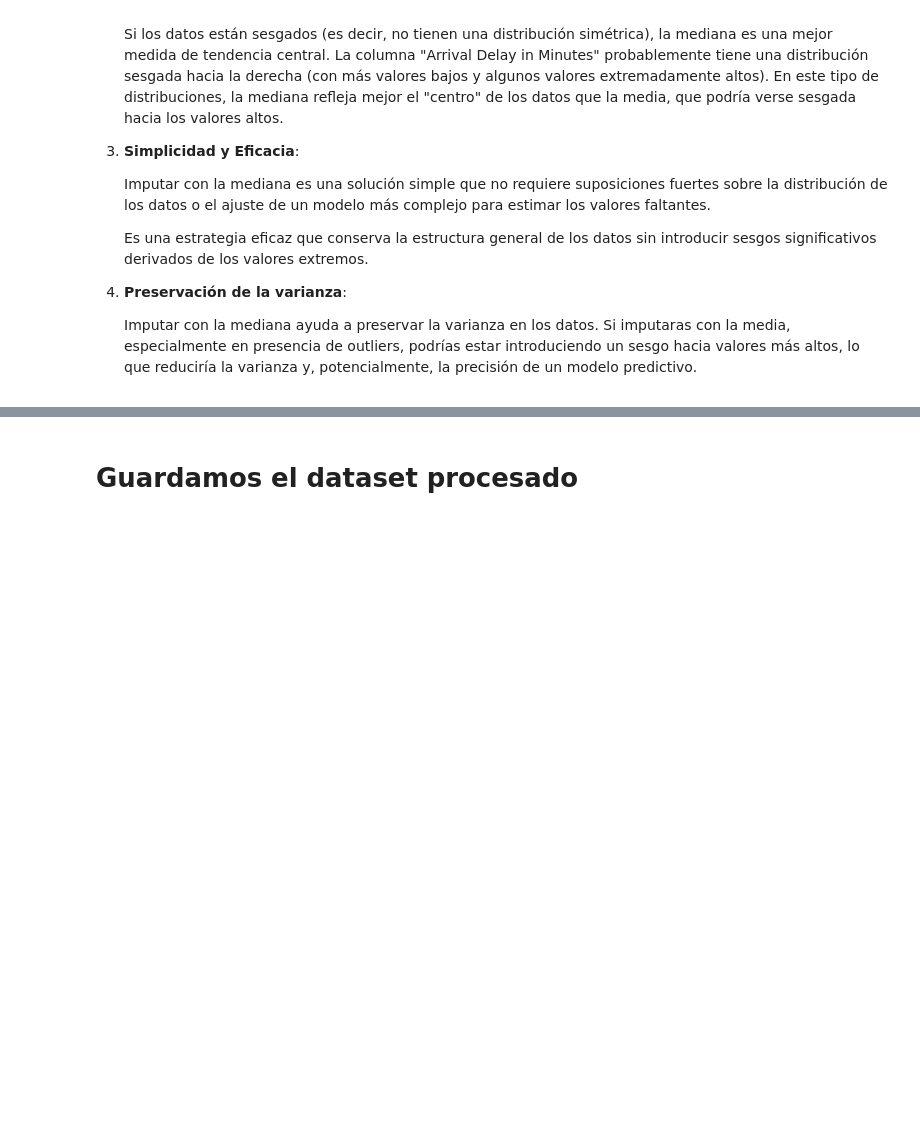
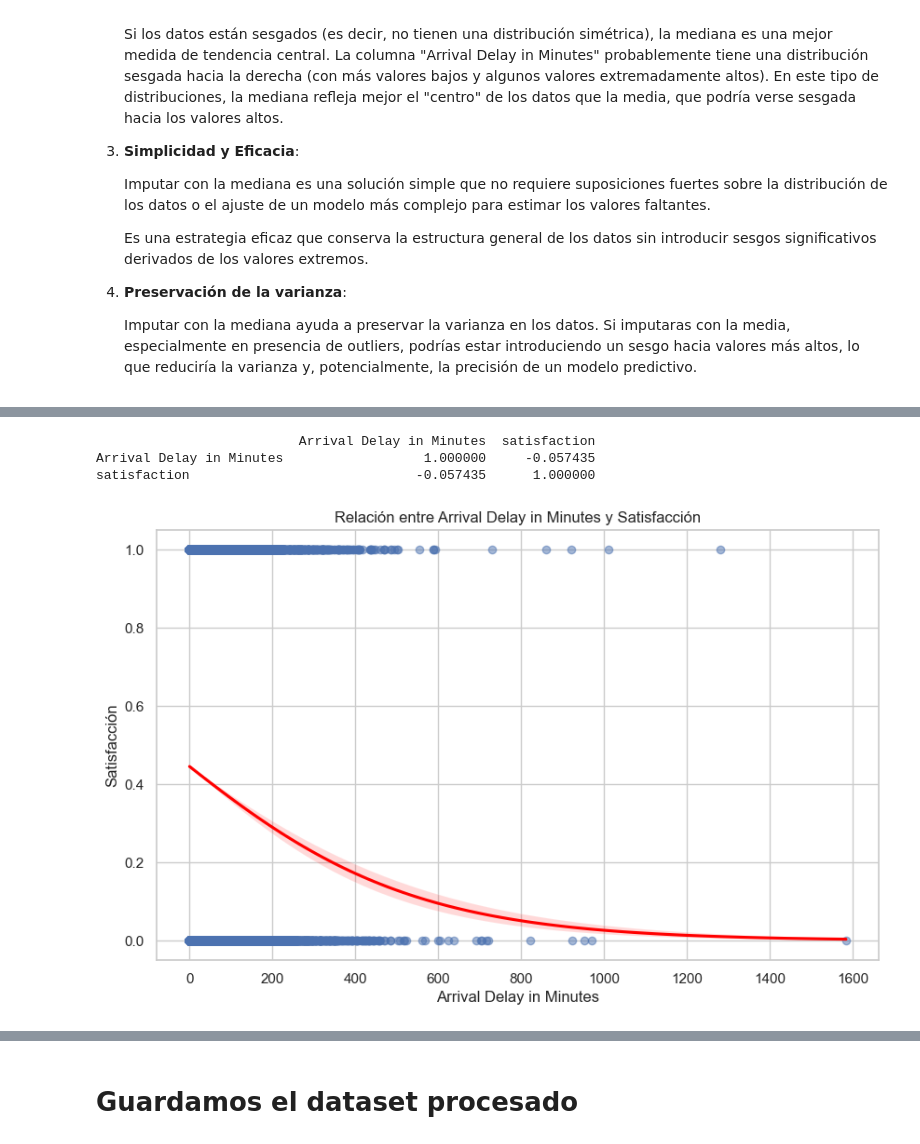
Before and after one commit to AI-School-F5-P3/ML_Airlines_Grupo3, a Jupyter notebook: notebooks/exploratory_analysis.ipynb, the cells around one changed output, grey strips where cells are left out. Saved outputs shown, nothing was run; the diff lists cells and outputs as text; code cells hidden in the pictures; blank space fills up the shorter version.

Commit message:
visualizaion nivel de satisfaccion

```diff
--- a/notebooks/exploratory_analysis.ipynb
+++ b/notebooks/exploratory_analysis.ipynb
@@ -329,0 +226,17 @@ for col in numeric_columns:
+# %%
+correlation = df_raw[['Arrival Delay in Minutes', 'satisfaction']].corr()
+print(correlation)
+
+# Volvemos a Crear el gráfico de dispersión con línea de regresión
+plt.figure(figsize=(10, 6))
+sns.regplot(x='Arrival Delay in Minutes', y='satisfaction', data=df_raw, logistic=True, scatter_kws={'alpha':0.5}, line_kws={"color":"red"})
+plt.title('Relación entre Arrival Delay in Minutes y Satisfacción')
+plt.xlabel('Arrival Delay in Minutes')
+plt.ylabel('Satisfacción')
+plt.grid(True)
+plt.show()
+# %% [output]
+                          Arrival Delay in Minutes  satisfaction
+Arrival Delay in Minutes                  1.000000     -0.057435
+satisfaction                             -0.057435      1.000000
+[figure, added]
```
Also changed, not shown: parts of 8 cells of this notebook, 1 other file.
